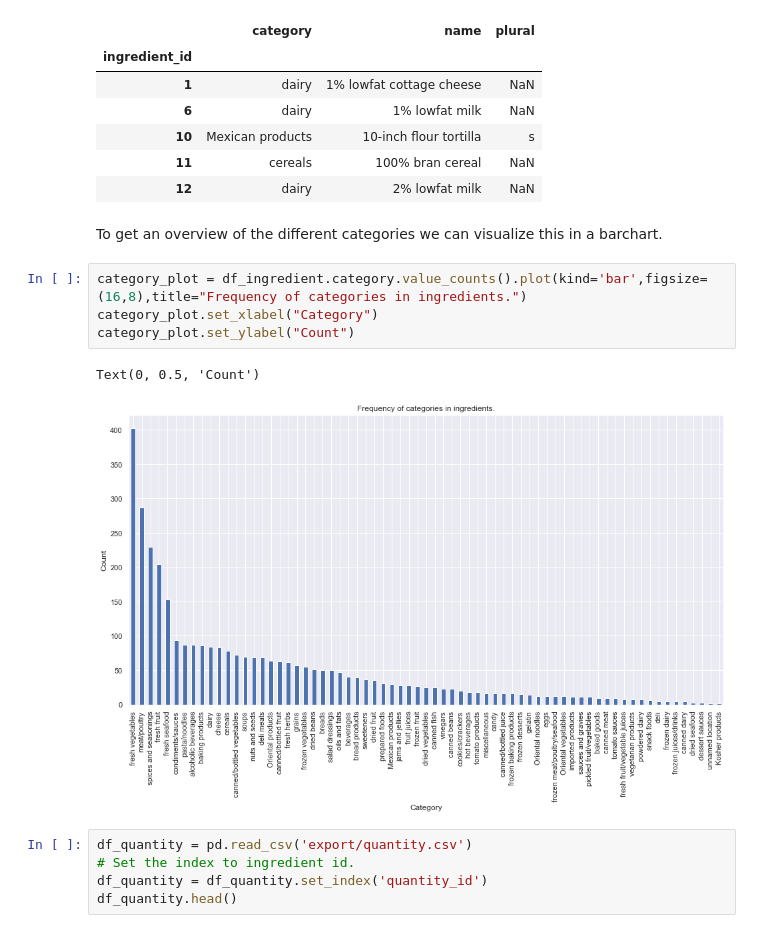
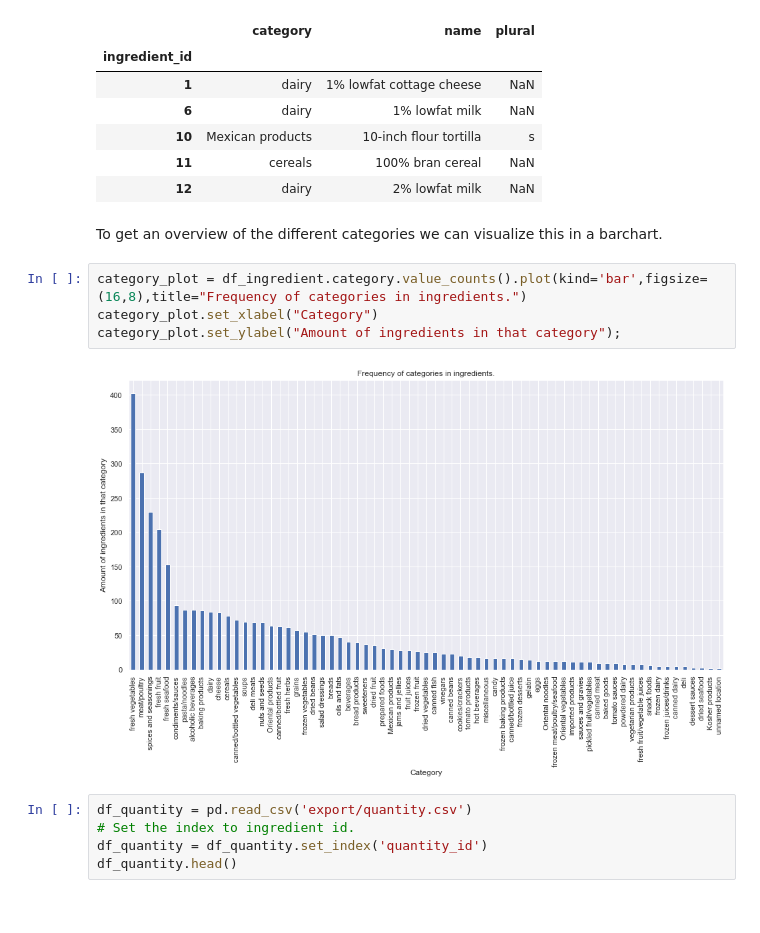
Before and after one commit to jellehuibregtse/recipe-recommendation-system, a Jupyter notebook: cookbook_eda.ipynb, the cells around one changed output. Drawn from its saved outputs; the diff is of its cells as text.

```diff
--- a/cookbook_eda.ipynb
+++ b/cookbook_eda.ipynb
@@ -40,15 +38,14 @@ df_ingredient.head()
 | 10 | Mexican products | 10-inch flour tortilla | s |
 | 11 | cereals | 100% bran cereal | NaN |
 | 12 | dairy | 2% lowfat milk | NaN |
-# %% [markdown]
-To get an overview of the different categories we can visualize this in a barchart.
-# %%
-category_plot = df_ingredient.category.value_counts().plot(kind='bar',figsize=(16,8),title="Frequency of categories in ingredients.")
-category_plot.set_xlabel("Category")
-category_plot.set_ylabel("Count")
-# %% [output]
-Text(0, 0.5, 'Count')
-[figure, removed]
+# %% [markdown]
+To get an overview of the different categories we can visualize this in a barchart.
+# %%
+category_plot = df_ingredient.category.value_counts().plot(kind='bar',figsize=(16,8),title="Frequency of categories in ingredients.")
+category_plot.set_xlabel("Category")
+category_plot.set_ylabel("Amount of ingredients in that category");
+# %% [output]
+[figure, added]
 # %%
 df_quantity = pd.read_csv('export/quantity.csv')
 # Set the index to ingredient id.
```
Also changed, not shown: parts of 14 cells of this notebook.
